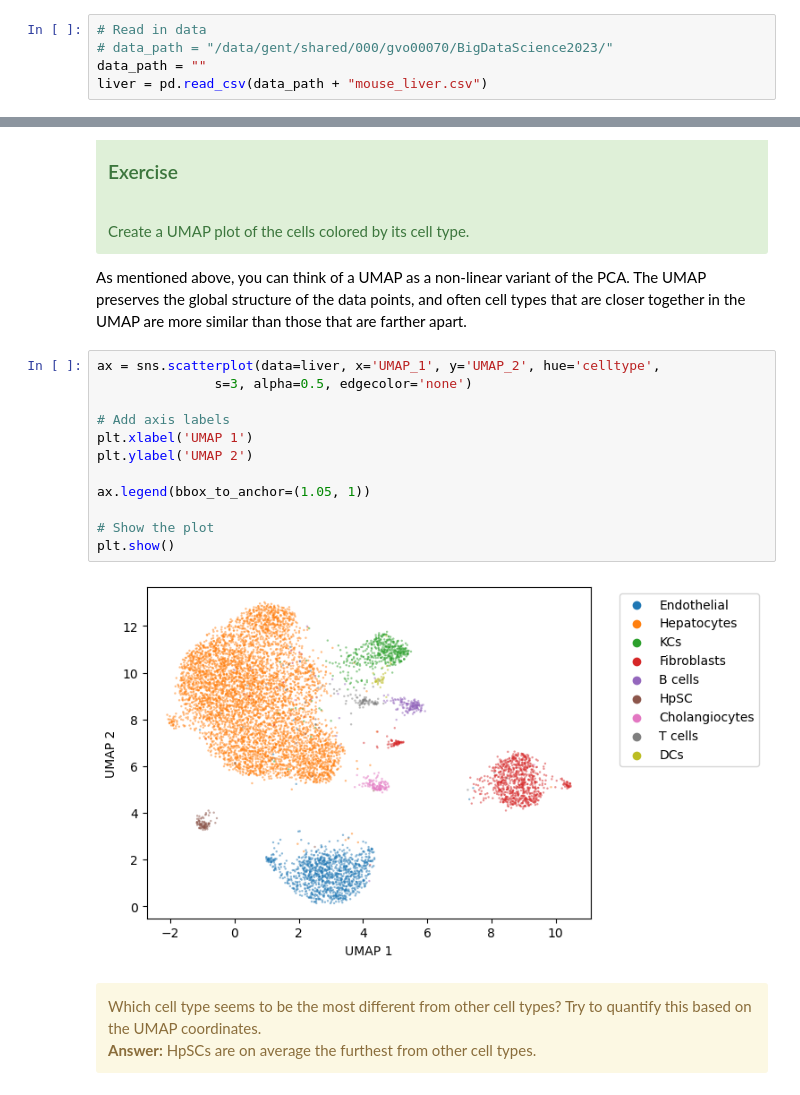
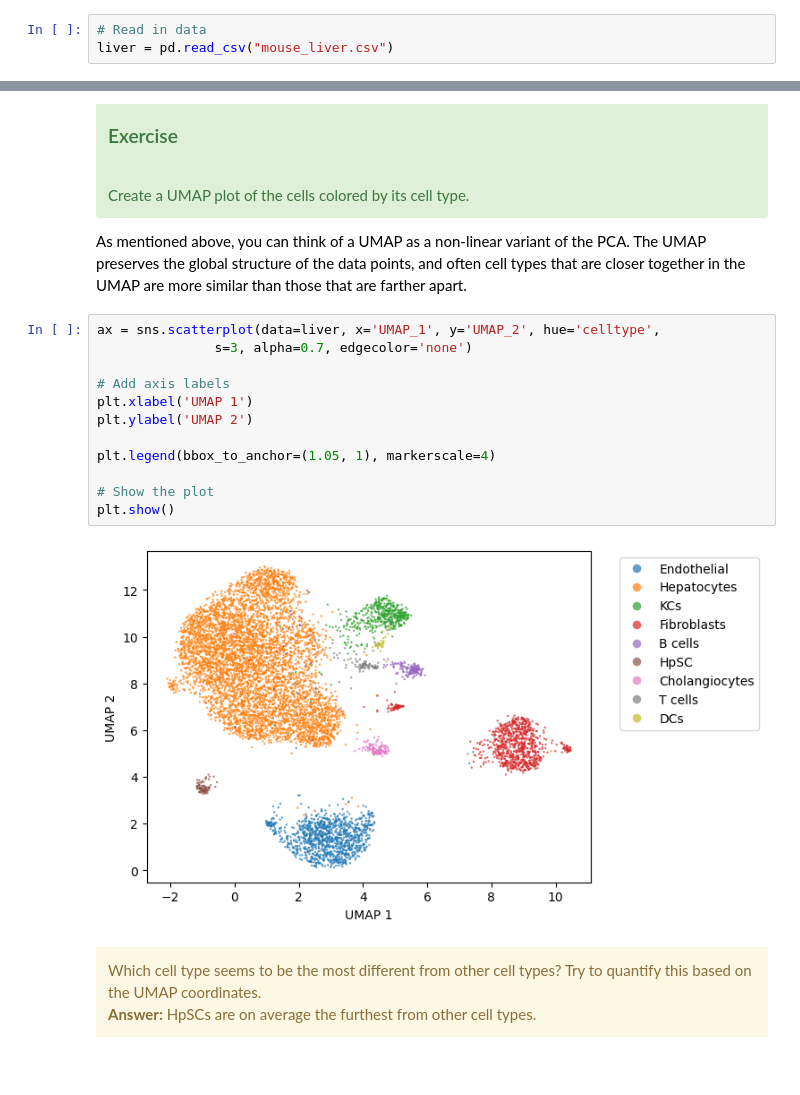
Before and after one commit to Latheuni/BigDataCourse, a Jupyter notebook: Week7/week7_practical_solution.ipynb, the cells around one changed output, grey strips where cells are left out. Cells and saved outputs as stored; diff of their text form.

```diff
--- a/Week7/week7_practical_solution.ipynb
+++ b/Week7/week7_practical_solution.ipynb
@@ -40,9 +40,7 @@ We will be using a dataset of mouse liver cells from [Guilliams et al. (2022)](h
 In the following sections, we will visualize some characteristics of the data. Consider which type of plot(s) would be best for each task. Also, try to optimize the presentation of your plot based on what you have learned during the lectures.
 # %%
 # Read in data
-# data_path = "/data/gent/shared/000/gvo00070/BigDataScience2023/"
-data_path = ""
-liver = pd.read_csv(data_path + "mouse_liver.csv")
+liver = pd.read_csv("mouse_liver.csv")
 # %%
 liver.head()
 # %% [output]
@@ -94,18 +92,18 @@ plt.show()
 As mentioned above, you can think of a UMAP as a non-linear variant of the PCA. The UMAP preserves the global structure of the data points, and often cell types that are closer together in the UMAP are more similar than those that are farther apart.
 # %%
 ax = sns.scatterplot(data=liver, x='UMAP_1', y='UMAP_2', hue='celltype',
-               s=3, alpha=0.5, edgecolor='none')
+               s=3, alpha=0.7, edgecolor='none')
 
 # Add axis labels
 plt.xlabel('UMAP 1')
 plt.ylabel('UMAP 2')
 
-ax.legend(bbox_to_anchor=(1.05, 1))
+plt.legend(bbox_to_anchor=(1.05, 1), markerscale=4)
 
 # Show the plot
 plt.show()
 # %% [output]
-[figure, old version]
+[figure, new version]
 # %% [markdown]
 <div class="alert alert-block alert-warning">
     Which cell type seems to be the most different from other cell types? Try to quantify this based on the UMAP coordinates. <br>
```
Also changed, not shown: parts of 5 cells of this notebook, 1 other file.
